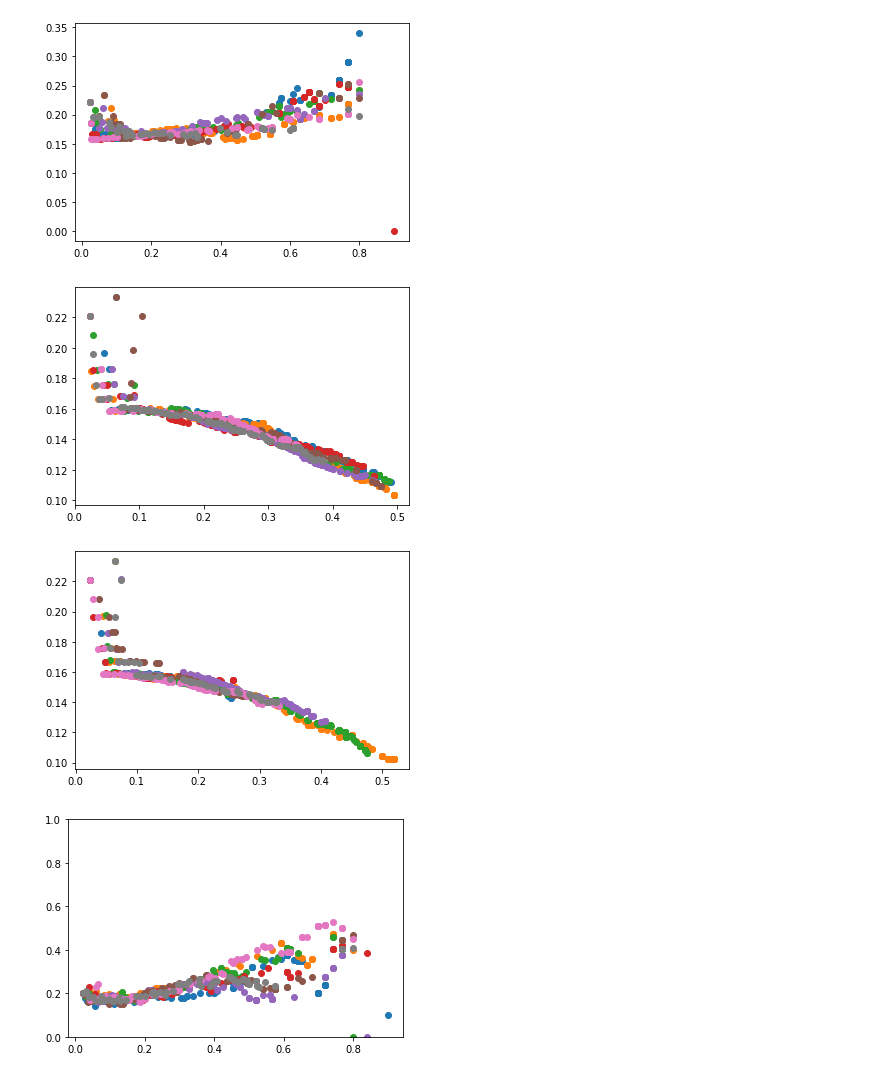
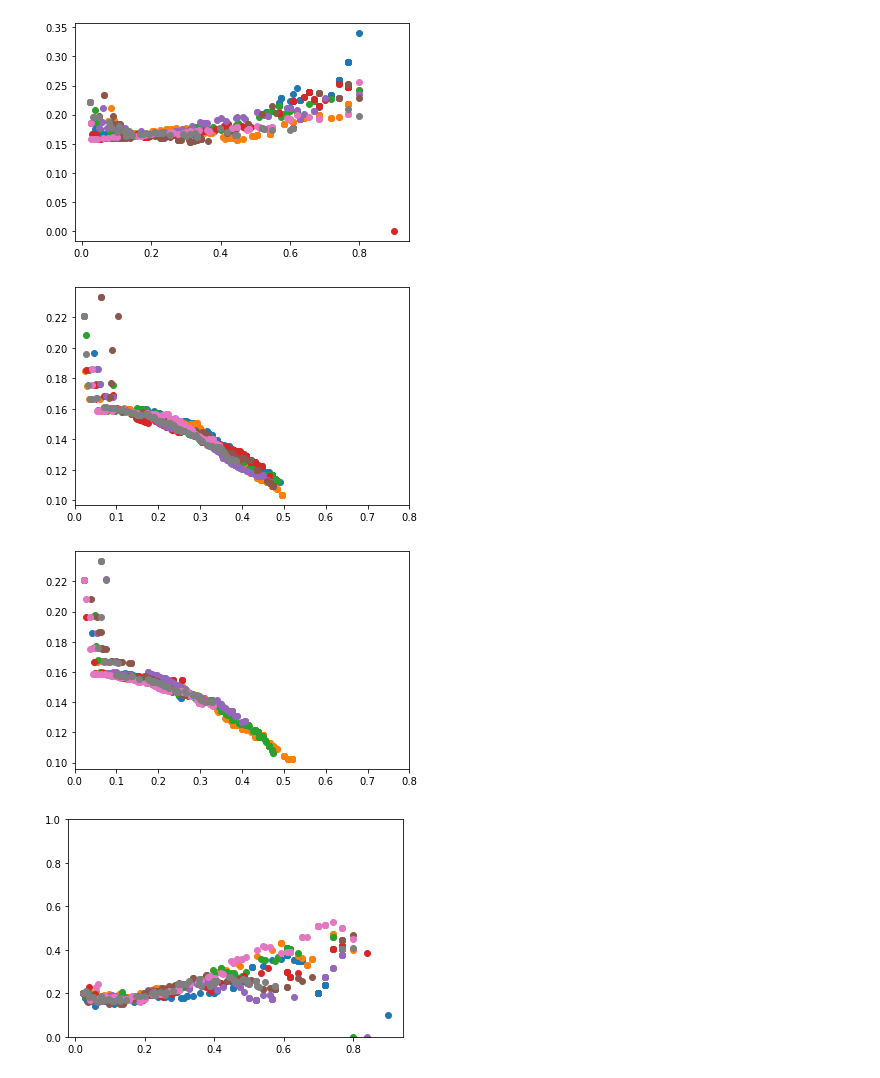
Before and after one commit to kopeckyf/taupy, a Jupyter notebook: notebooks/masssim.ipynb, the cells around one changed output. Drawn from its saved outputs; the diff is of its cells as text; code cells hidden in the pictures.

```diff
--- a/notebooks/masssim.ipynb
+++ b/notebooks/masssim.ipynb
@@ -258,19 +258,21 @@ plt.savefig("density_ef_pairwise.pdf",bbox_inches="tight")
 # %% [output]
 [figure]
 # %%
+plt.xlim(0,0.8)
 for (i,j) in zip(ec_density, ec_pairwise):
     plt.scatter(i, j)
 
 plt.savefig("density_ec_pairwise.pdf",bbox_inches="tight")
 # %% [output]
-[figure, old version]
+[figure, new version]
 # %%
+plt.xlim(0,0.8)
 for (i,j) in zip(eu_density, eu_pairwise):
     plt.scatter(i, j)
 
 plt.savefig("density_eu_pairwise.pdf",bbox_inches="tight")
 # %% [output]
-[figure, old version]
+[figure, new version]
 # %%
 plt.ylim(0,1)
 for (i,j) in zip(er_density, er_divergence):
```
Also changed, not shown: parts of 4 cells of this notebook.
